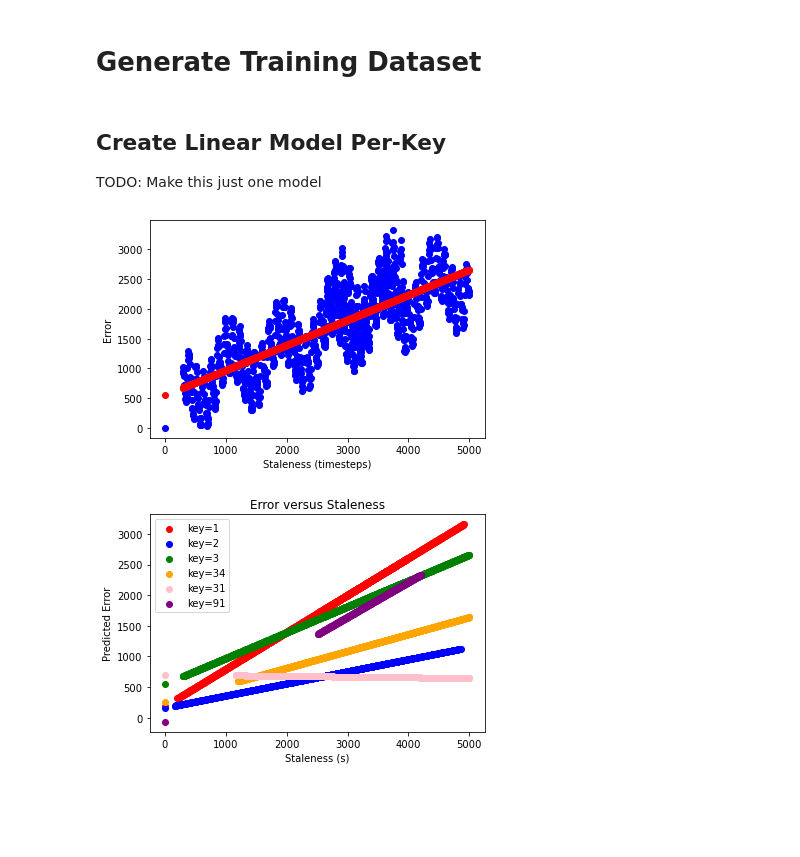
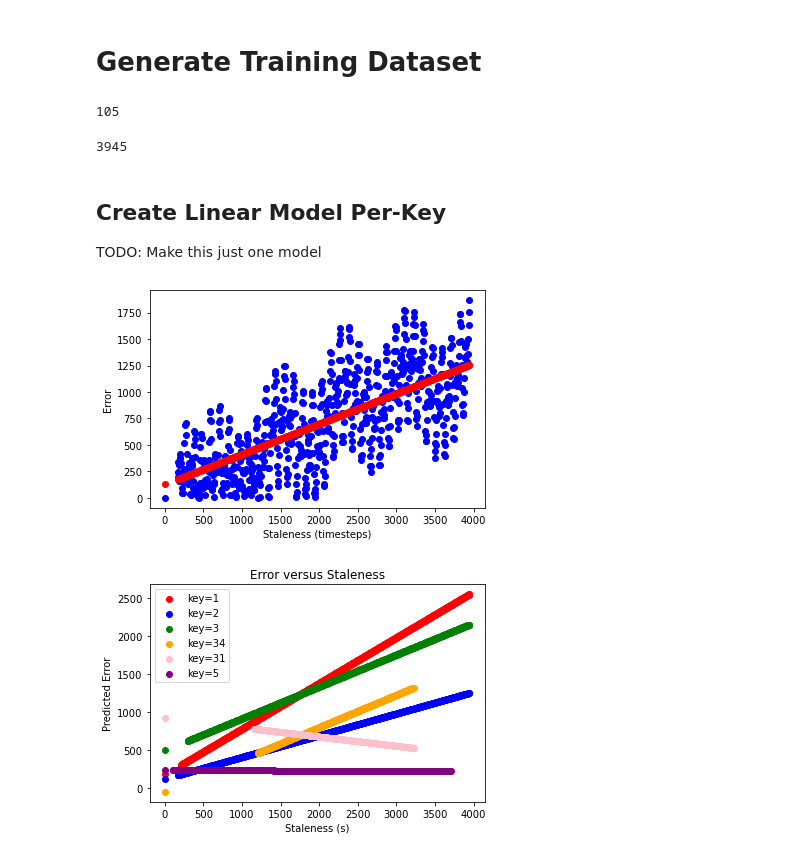
Before and after one commit to feature-store/experiments, a Jupyter notebook: nb/02-24-22 STL Feature Store Loss Model .ipynb, the cells around one changed output. Saved outputs shown, nothing was run; the diff lists cells and outputs as text; code cells hidden in the pictures; blank space fills up the shorter version.

```diff
--- a/nb/02-24-22 STL Feature Store Loss Model .ipynb
+++ b/nb/02-24-22 STL Feature Store Loss Model .ipynb
@@ -36,5 +51,5 @@ result_df["timestamp"] = result_df["processing_time"]
 # %%
-timestamp_df = pd.read_csv(f"{results_dir}/results_workers_1_lifo_window_672_slide_48_timestamps.csv")
+timestamp_df = pd.read_csv(f"{results_dir}/results_workers_8_lifo_window_672_slide_12_timestamps.csv")
 queries_df = pd.read_csv(f"{dataset_dir}/queries.csv")
 queries_df = queries_df.merge(timestamp_df, on="timestamp_ms")
 # %%
@@ -44,5 +59,5 @@ joined_df.to_csv(f"{results_dir}/query_results_workers_1_lifo_window_672_slide_6
 # %%
-joined_df = pd.read_csv(f"{results_dir}/query_results_workers_1_lifo_window_672_slide_672.csv")
+joined_df = pd.read_csv(f"{results_dir}/query_results_workers_8_lifo_window_672_slide_12.csv")
 joined_df["seasonality"] = joined_df['seasonality'].apply(ast.literal_eval)
 joined_df["trend"] = joined_df['trend'].apply(ast.literal_eval)
 # %%
@@ -129,6 +146,14 @@ for index, row in df.iterrows():
     X.append((staleness, row["key_id"]))
     Y.append(error)
     #print(X[-1], error)
+# %%
+(df["timestamp_ms_query"] - df["timestamp_ms_feature"]).min()
+# %% [output]
+105
+# %%
+(df["timestamp_ms_query"] - df["timestamp_ms_feature"]).max()
+# %% [output]
+3945
 # %% [markdown]
 ## Create Linear Model Per-Key
 TODO: Make this just one model
@@ -142,7 +167,8 @@ for key in range(1, 101, 1):
     for i in range(len(X)):
         if X[i][1] == key:
             #if Y[i]*Y[i] > 10000: continue
-            if X[i][0] > 5000: continue
+            #if X[i][0] > 1000: continue
+
             s.append(X[i][0])
             e.append(math.sqrt(Y[i]*Y[i]))
             #print(X[i], Y[i])
@@ -152,16 +178,16 @@ for key in range(1, 101, 1):
 # %%
 import matplotlib.pyplot as plt
 
 # plot single key
 
-key = 3
+key = 2
 plt.scatter(models[key]["x"], models[key]["y"], c ="blue")
 plt.scatter(models[key]["x"], [models[key]["model"].predict([[x] for x in models[key]["x"]])], c ="red")
 plt.ylabel("Error")
 plt.xlabel("Staleness (timesteps)")
 plt.show()
 # %% [output]
-[figure, old version]
+[figure, new version]
 # %%
 import matplotlib.pyplot as plt
 
@@ -183,7 +209,7 @@ plt.scatter(models[key]["x"], [models[key]["model"].predict([[x] for x in models
 key = 31
 plt.scatter(models[key]["x"], [models[key]["model"].predict([[x] for x in models[key]["x"]])], c ="pink", label=f"key={key}")
 
-key = 91
+key = 5
 plt.scatter(models[key]["x"], [models[key]["model"].predict([[x] for x in models[key]["x"]])], c ="purple", label=f"key={key}")
 
 plt.legend()
@@ -193,4 +219,4 @@ plt.ylabel("Predicted Error")
 plt.xlabel("Staleness (s)")
 plt.show()
 # %% [output]
-[figure, old version]
+[figure, new version]
```
Also changed, not shown: parts of 11 cells of this notebook, 4 other files.
